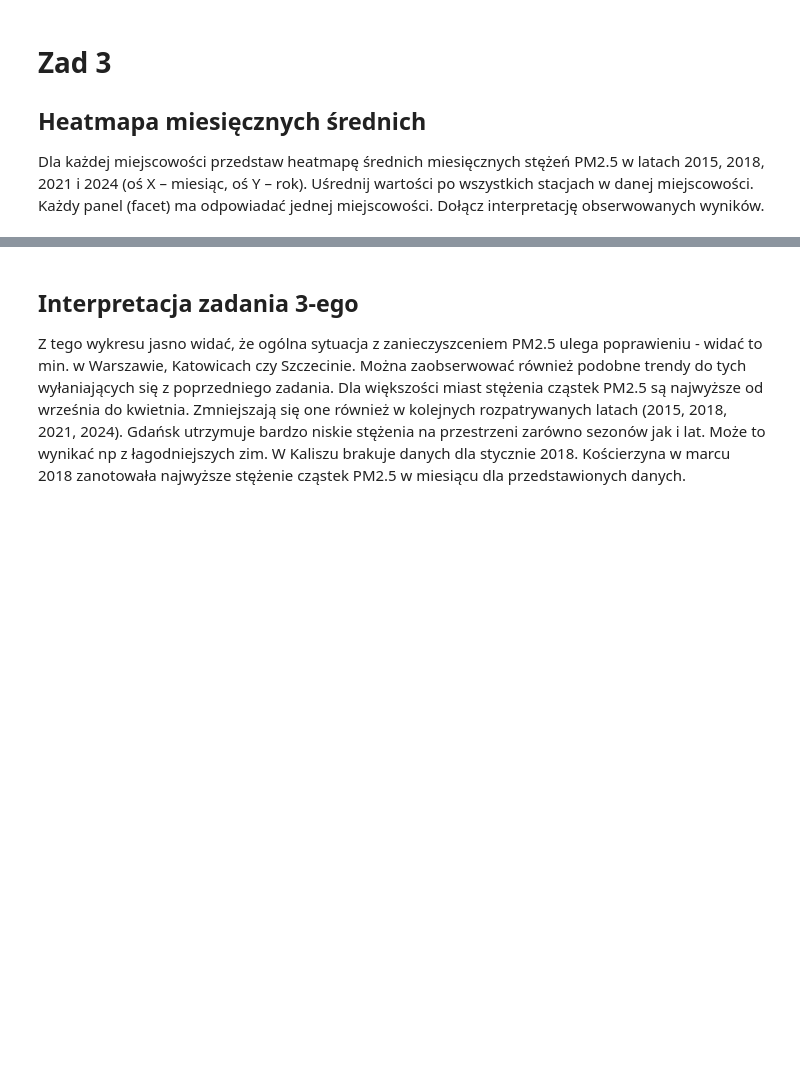
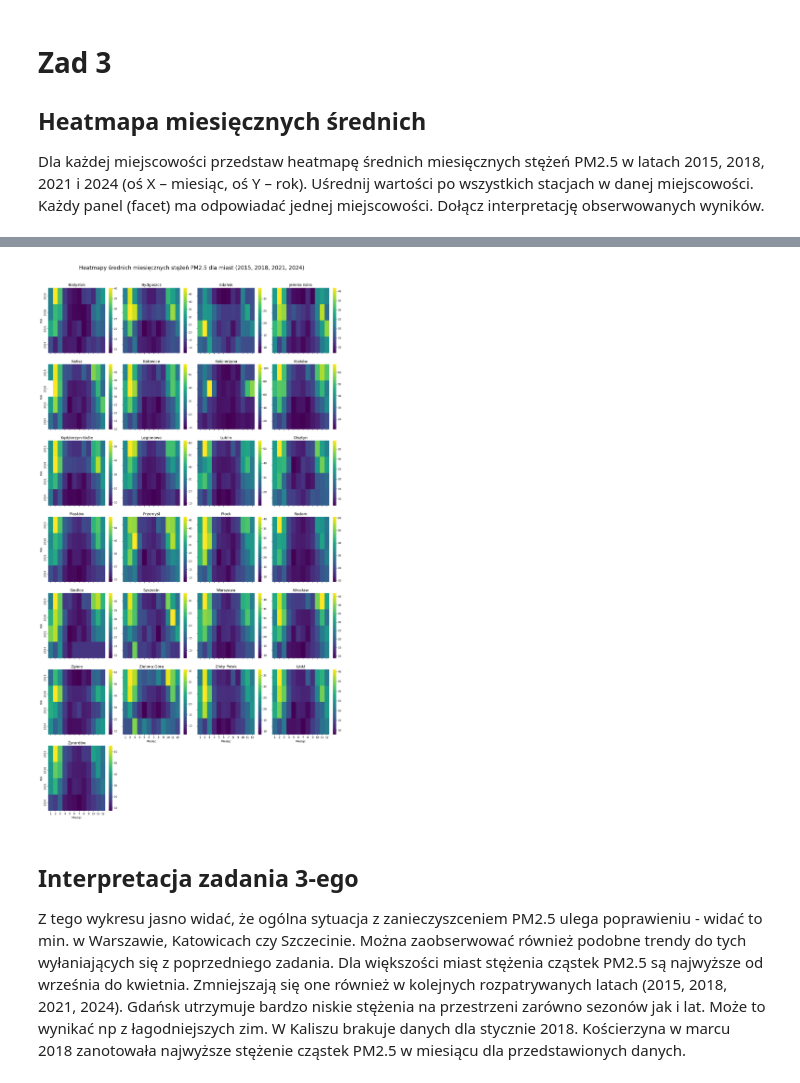
Before and after one commit to ejhuus/ZTP3_gr3, a Jupyter notebook: main.ipynb, the cells around one changed output, grey strips where cells are left out. Saved outputs shown, nothing was run; the diff lists cells and outputs as text; code cells hidden in the pictures; blank space fills up the shorter version.

```diff
--- a/main.ipynb
+++ b/main.ipynb
@@ -108,18 +136,6 @@ display(final_df.head())
 # %%
-# Przekształcamy dane do formatu 'long'
 df_stacked = final_df.stack(level=['City', 'Station_Code'])
 df_stacked.name = 'PM25_Value'
-
-city_monthly_avg = df_stacked.groupby(
-    [
-        df_stacked.index.get_level_values('City'),
-        df_stacked.index.get_level_values('Measurment').year,
-        df_stacked.index.get_level_values('Measurment').month
-    ]
-).mean()
-
-city_monthly_avg.index.names = ['City', 'Year', 'Month']
-city_monthly_avg = city_monthly_avg.reset_index()
-
-print("Średnie miesięczne dla miast:")
-display(city_monthly_avg.head())
+city_monthly_avg = group_cities_yearly_and_monthly(df_stacked)
+#Średnie miesięczne dla miast.
+display(city_monthly_avg)
@@ -148,3 +156,7 @@ plt.show()
+# %%
+plot_city_heatmap(city_monthly_avg, YEARS)
+# %% [output]
+[figure, added]
 # %% [markdown]
 ## Interpretacja zadania 3-ego
 
```
Also changed, not shown: parts of 13 cells of this notebook, 3 other files.
